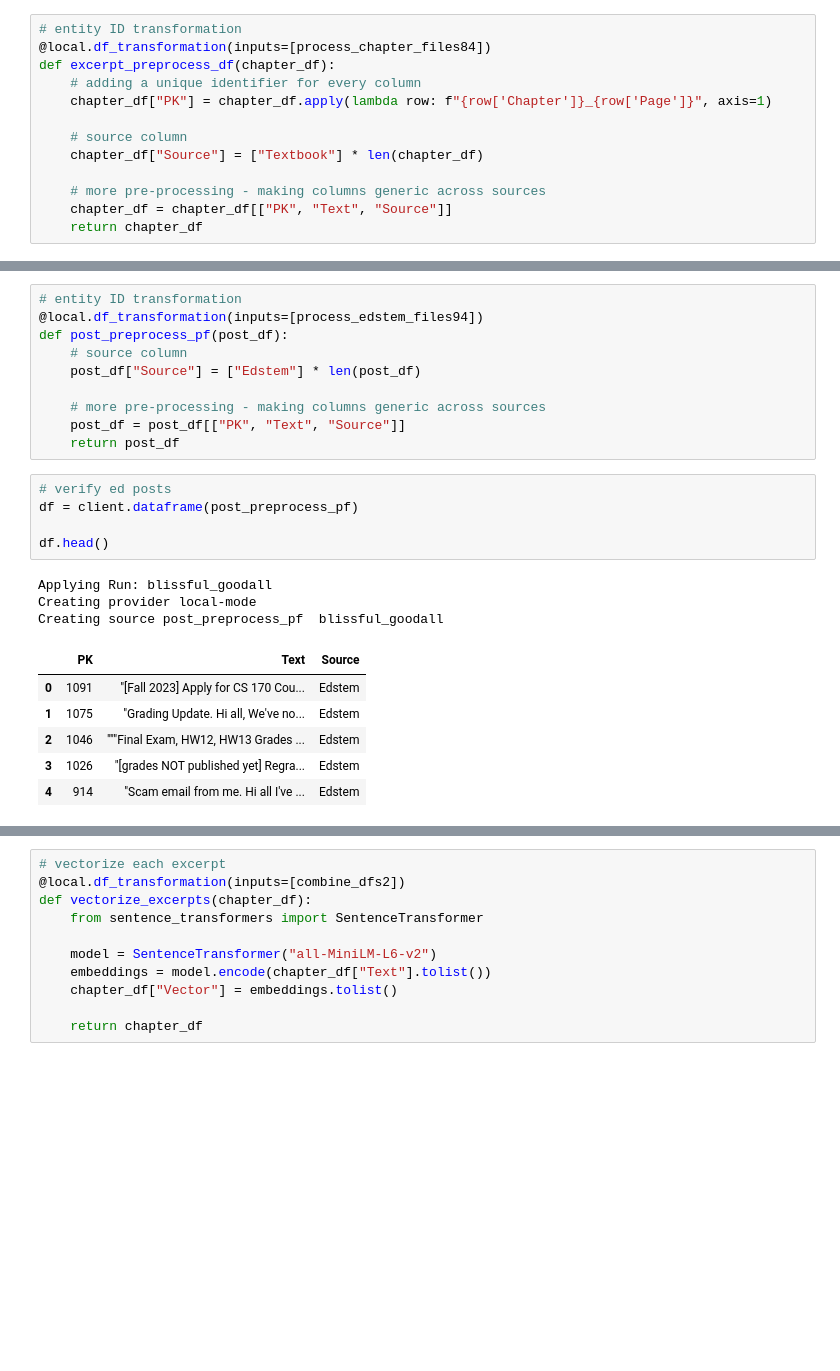
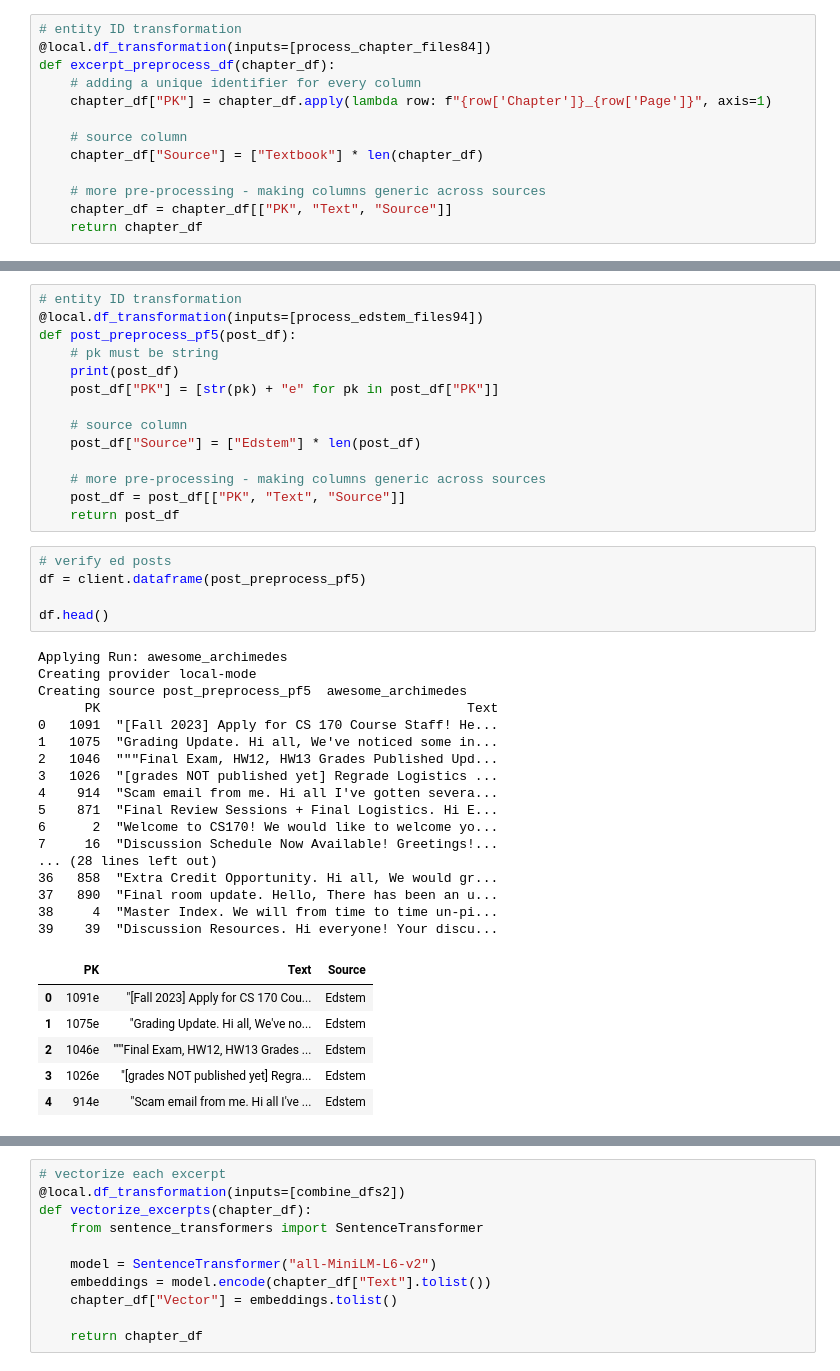
Before and after one commit to wes-jiang/OHPT, a Jupyter notebook: OHPT Bot/ohpt.ipynb, the cells around one changed output, grey strips where cells are left out. Drawn from its saved outputs; the diff is of its cells as text; blank space fills up the shorter version.

Commit message:
working product with DPV and edstem

```diff
--- a/OHPT Bot/ohpt.ipynb
+++ b/OHPT Bot/ohpt.ipynb
@@ -262,7 +167,11 @@ Creating source excerpt_preprocess_df  blissful_goodall
 # %%
 # entity ID transformation
 @local.df_transformation(inputs=[process_edstem_files94])
-def post_preprocess_pf(post_df):
+def post_preprocess_pf5(post_df):
+    # pk must be string
+    print(post_df)
+    post_df["PK"] = [str(pk) + "e" for pk in post_df["PK"]]
+
     # source column
     post_df["Source"] = ["Edstem"] * len(post_df)
 
@@ -271,19 +180,33 @@ def post_preprocess_pf(post_df):
     return post_df
 # %%
 # verify ed posts
-df = client.dataframe(post_preprocess_pf)
+df = client.dataframe(post_preprocess_pf5)
 
 df.head()
 # %% [output]
-Applying Run: blissful_goodall
+Applying Run: awesome_archimedes
 Creating provider local-mode
-Creating source post_preprocess_pf  blissful_goodall
+Creating source post_preprocess_pf5  awesome_archimedes
+      PK                                               Text
+0   1091  "[Fall 2023] Apply for CS 170 Course Staff! He...
+1   1075  "Grading Update. Hi all, We've noticed some in...
+2   1046  """Final Exam, HW12, HW13 Grades Published Upd...
+3   1026  "[grades NOT published yet] Regrade Logistics ...
+4    914  "Scam email from me. Hi all I've gotten severa...
+5    871  "Final Review Sessions + Final Logistics. Hi E...
+6      2  "Welcome to CS170! We would like to welcome yo...
+7     16  "Discussion Schedule Now Available! Greetings!...
+... (28 lines left out)
+36   858  "Extra Credit Opportunity. Hi all, We would gr...
+37   890  "Final room update. Hello, There has been an u...
+38     4  "Master Index. We will from time to time un-pi...
+39    39  "Discussion Resources. Hi everyone! Your discu...
 |  | PK | Text | Source |
-| 0 | 1091 | "[Fall 2023] Apply for CS 170 Cou... | Edstem |
-| 1 | 1075 | "Grading Update. Hi all, We've no... | Edstem |
-| 2 | 1046 | """Final Exam, HW12, HW13 Grades ... | Edstem |
-| 3 | 1026 | "[grades NOT published yet] Regra... | Edstem |
-| 4 | 914 | "Scam email from me. Hi all I've ... | Edstem |
+| 0 | 1091e | "[Fall 2023] Apply for CS 170 Cou... | Edstem |
+| 1 | 1075e | "Grading Update. Hi all, We've no... | Edstem |
+| 2 | 1046e | """Final Exam, HW12, HW13 Grades ... | Edstem |
+| 3 | 1026e | "[grades NOT published yet] Regra... | Edstem |
+| 4 | 914e | "Scam email from me. Hi all I've ... | Edstem |
 # %%
 # COMBINE TABLES ONCE WE HAVE MADE THEM GENERIC
 
```
Also changed, not shown: parts of 29 cells of this notebook, 23 other files.
